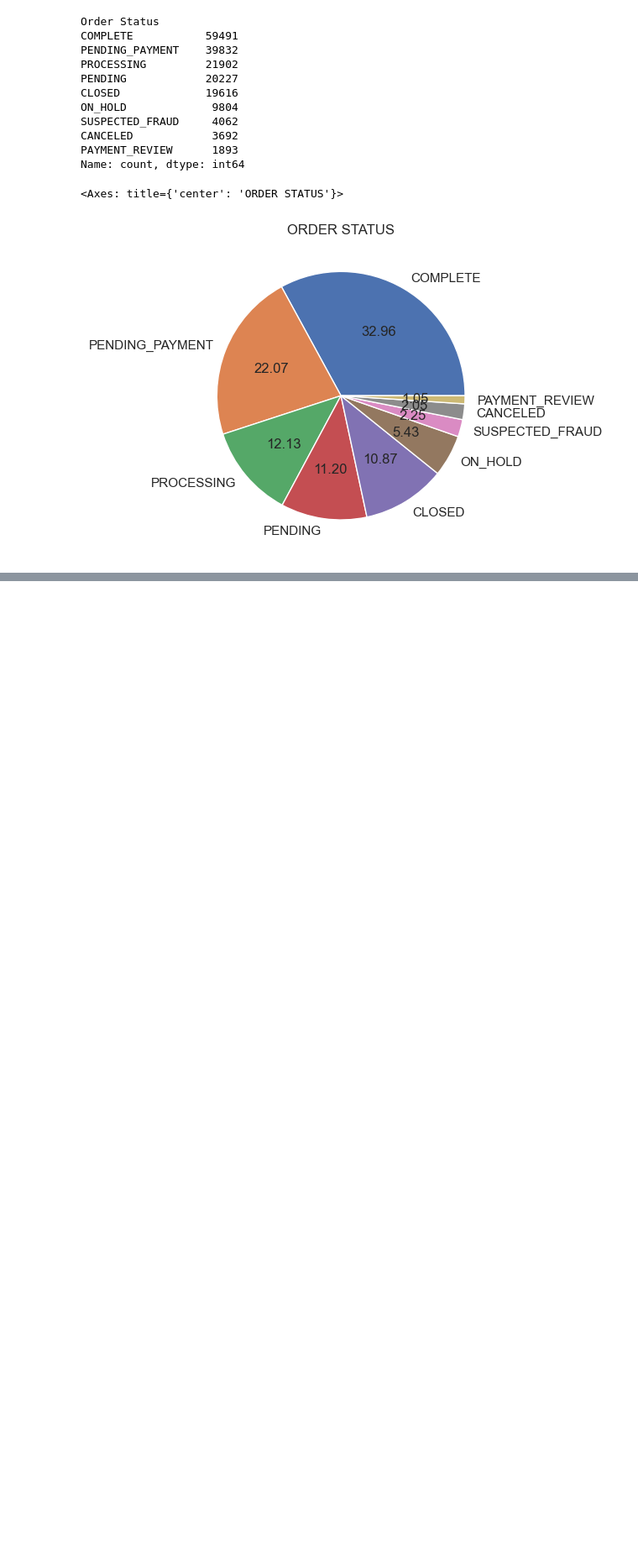
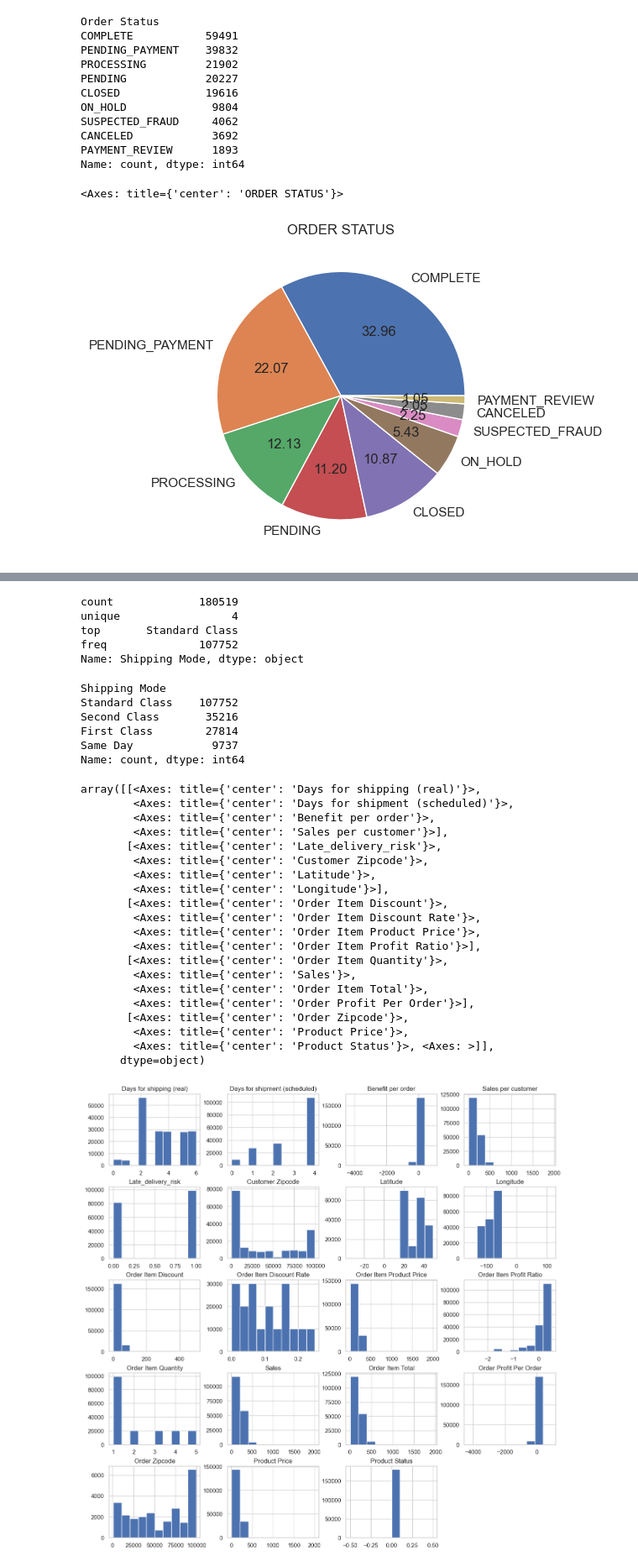
Before and after one commit to rkaushick-neu/info6105-data_science, a Jupyter notebook: MidTermProject/RishLK_MidTermProject.ipynb, the cells around one changed output, grey strips where cells are left out. Shown: that part at 84% size. Saved outputs shown, nothing was run; the diff lists cells and outputs as text; code cells hidden in the pictures; blank space fills up the shorter version.

```diff
--- a/MidTermProject/RishLK_MidTermProject.ipynb
+++ b/MidTermProject/RishLK_MidTermProject.ipynb
@@ -269,0 +351,17 @@ scm_df['Order Status'].value_counts().plot.pie(title='ORDER STATUS',autopct="%.2
+# %%
+scm_df['Shipping Mode'].describe()
+# %% [output]
+count             180519
+unique                 4
+top       Standard Class
+freq              107752
+Name: Shipping Mode, dtype: object
+# %%
+scm_df['Shipping Mode'].value_counts()
+# %% [output]
+Shipping Mode
+Standard Class    107752
+Second Class       35216
+First Class        27814
+Same Day            9737
+Name: count, dtype: int64
@@ -274,3 +372,40 @@ scm_df['Order Status'].value_counts().plot.pie(title='ORDER STATUS',autopct="%.2
+# %%
+# plotting a histogram of all the columns
+
+# creating a temporary dataframe for visualizing only those columns which have significance
+scm_df_temp_visualization = scm_df.drop(columns=['Category Id',
+                                                 'Customer Id',
+                                                 'Department Id',
+                                                 'Order Customer Id',
+                                                 'Order Id',
+                                                 'Order Item Cardprod Id',
+                                                 'Order Item Id',
+                                                 'Product Card Id',
+                                                 'Product Category Id',
+                                                 'Product Description'])
+scm_df_temp_visualization.hist(figsize=(15,15))
+# %% [output]
+array([[<Axes: title={'center': 'Days for shipping (real)'}>,
+        <Axes: title={'center': 'Days for shipment (scheduled)'}>,
+        <Axes: title={'center': 'Benefit per order'}>,
+        <Axes: title={'center': 'Sales per customer'}>],
+       [<Axes: title={'center': 'Late_delivery_risk'}>,
+        <Axes: title={'center': 'Customer Zipcode'}>,
+        <Axes: title={'center': 'Latitude'}>,
+        <Axes: title={'center': 'Longitude'}>],
+       [<Axes: title={'center': 'Order Item Discount'}>,
+        <Axes: title={'center': 'Order Item Discount Rate'}>,
+        <Axes: title={'center': 'Order Item Product Price'}>,
+        <Axes: title={'center': 'Order Item Profit Ratio'}>],
+       [<Axes: title={'center': 'Order Item Quantity'}>,
+        <Axes: title={'center': 'Sales'}>,
+        <Axes: title={'center': 'Order Item Total'}>,
+        <Axes: title={'center': 'Order Profit Per Order'}>],
+       [<Axes: title={'center': 'Order Zipcode'}>,
+        <Axes: title={'center': 'Product Price'}>,
+        <Axes: title={'center': 'Product Status'}>, <Axes: >]],
+      dtype=object)
+[figure, added]
 # %%
 # Data Visualization
 # plotting multiple features against each other
```
Also changed, not shown: parts of 17 cells of this notebook.
